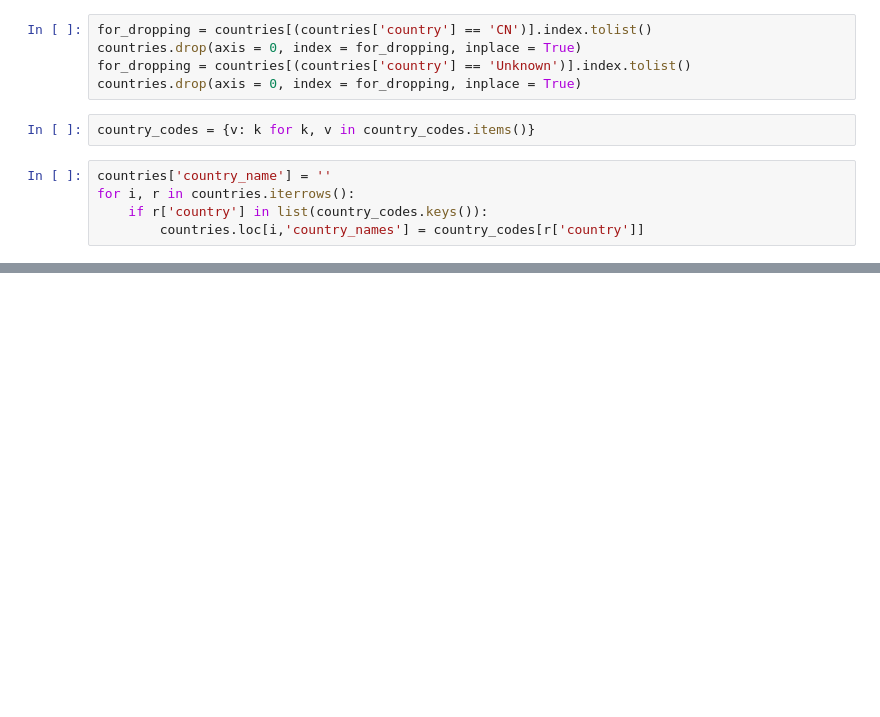
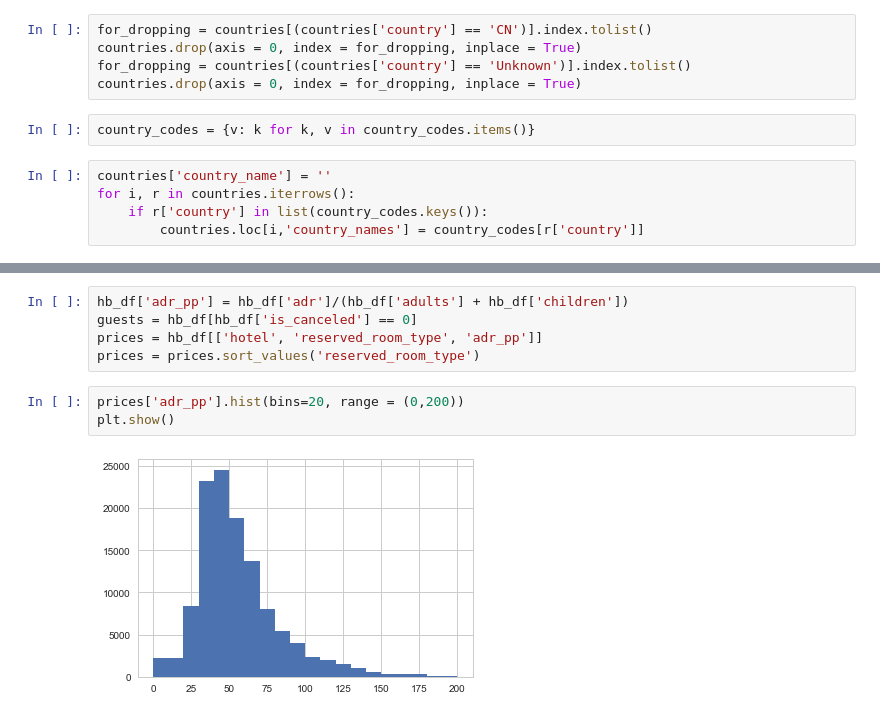
Before and after one commit to tahsinac/hotel-bookings, a Jupyter notebook: hotel_bookings.ipynb, the cells around one changed output, grey strips where cells are left out. Drawn from its saved outputs; the diff is of its cells as text; blank space fills up the shorter version.

```diff
--- a/hotel_bookings.ipynb
+++ b/hotel_bookings.ipynb
@@ -152,0 +156,10 @@ City hotel: €57.39 per night per person.
+# %%
+hb_df['adr_pp'] = hb_df['adr']/(hb_df['adults'] + hb_df['children'])
+guests = hb_df[hb_df['is_canceled'] == 0]
+prices = hb_df[['hotel', 'reserved_room_type', 'adr_pp']]
+prices = prices.sort_values('reserved_room_type')
+# %%
+prices['adr_pp'].hist(bins=20, range = (0,200))
+plt.show()
+# %% [output]
+[figure, added]
```
Also changed, not shown: parts of 6 cells of this notebook.
